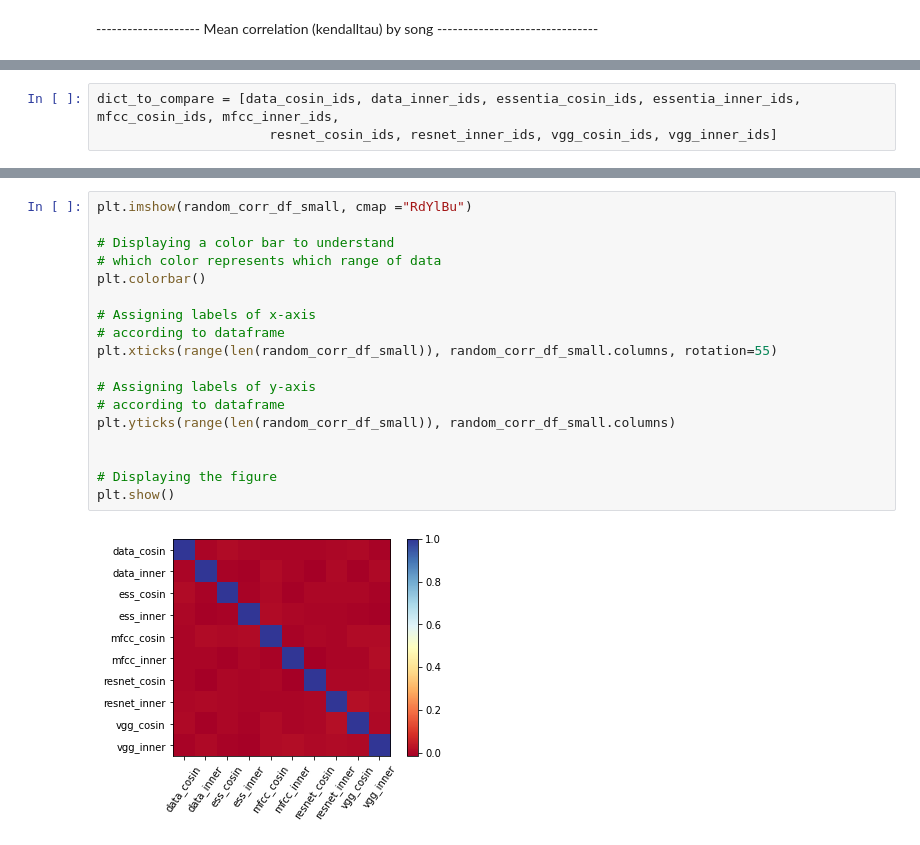
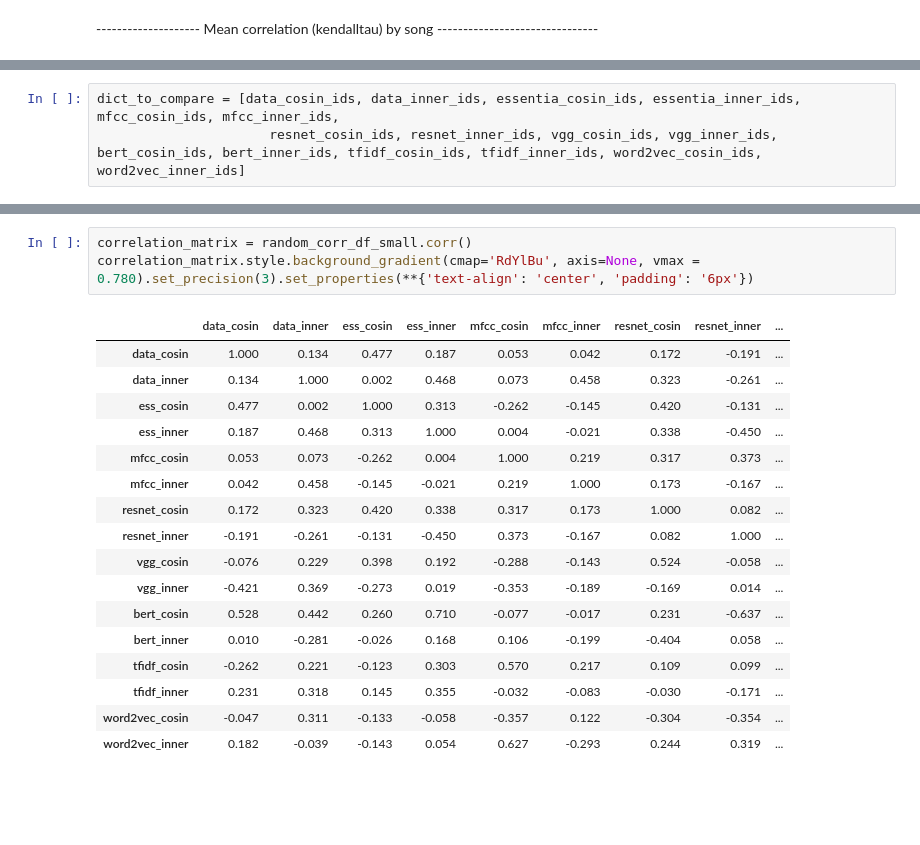
Before and after one commit to 16Bit-Rahil/MMSR_WT22_Group_D, a Jupyter notebook: kendall_tau_correlation.ipynb, the cells around one changed output, grey strips where cells are left out. Saved outputs shown, nothing was run; the diff lists cells and outputs as text; blank space fills up the shorter version.

```diff
--- a/kendall_tau_correlation.ipynb
+++ b/kendall_tau_correlation.ipynb
@@ -175,6 +143,6 @@ since Python 3.9 and will be removed in a subsequent version.
 # %%
 dict_to_compare = [data_cosin_ids, data_inner_ids, essentia_cosin_ids, essentia_inner_ids, mfcc_cosin_ids, mfcc_inner_ids,
-                      resnet_cosin_ids, resnet_inner_ids, vgg_cosin_ids, vgg_inner_ids]
+                      resnet_cosin_ids, resnet_inner_ids, vgg_cosin_ids, vgg_inner_ids, bert_cosin_ids, bert_inner_ids, tfidf_cosin_ids, tfidf_inner_ids, word2vec_cosin_ids, word2vec_inner_ids]
 # %%
 random_corr_df_small = pd.DataFrame()
 l = -1
@@ -211,23 +168,24 @@ random_corr_df_small
-# %%
-plt.imshow(random_corr_df_small, cmap ="RdYlBu")
-
-# Displaying a color bar to understand
-# which color represents which range of data
-plt.colorbar()
-
-# Assigning labels of x-axis
-# according to dataframe
-plt.xticks(range(len(random_corr_df_small)), random_corr_df_small.columns, rotation=55)
-
-# Assigning labels of y-axis
-# according to dataframe
-plt.yticks(range(len(random_corr_df_small)), random_corr_df_small.columns)
-
-
-# Displaying the figure
-plt.show()
-# %% [output]
-[figure, removed]
+# %%
+correlation_matrix = random_corr_df_small.corr()
+correlation_matrix.style.background_gradient(cmap='RdYlBu', axis=None, vmax = 0.780).set_precision(3).set_properties(**{'text-align': 'center', 'padding': '6px'})
+# %% [output]
+|  | data_cosin | data_inner | ess_cosin | ess_inner | mfcc_cosin | mfcc_inner | resnet_cosin | resnet_inner | ... |
+| data_cosin | 1.000 | 0.134 | 0.477 | 0.187 | 0.053 | 0.042 | 0.172 | -0.191 | ... |
+| data_inner | 0.134 | 1.000 | 0.002 | 0.468 | 0.073 | 0.458 | 0.323 | -0.261 | ... |
+| ess_cosin | 0.477 | 0.002 | 1.000 | 0.313 | -0.262 | -0.145 | 0.420 | -0.131 | ... |
+| ess_inner | 0.187 | 0.468 | 0.313 | 1.000 | 0.004 | -0.021 | 0.338 | -0.450 | ... |
+| mfcc_cosin | 0.053 | 0.073 | -0.262 | 0.004 | 1.000 | 0.219 | 0.317 | 0.373 | ... |
+| mfcc_inner | 0.042 | 0.458 | -0.145 | -0.021 | 0.219 | 1.000 | 0.173 | -0.167 | ... |
+| resnet_cosin | 0.172 | 0.323 | 0.420 | 0.338 | 0.317 | 0.173 | 1.000 | 0.082 | ... |
+| resnet_inner | -0.191 | -0.261 | -0.131 | -0.450 | 0.373 | -0.167 | 0.082 | 1.000 | ... |
+| vgg_cosin | -0.076 | 0.229 | 0.398 | 0.192 | -0.288 | -0.143 | 0.524 | -0.058 | ... |
+| vgg_inner | -0.421 | 0.369 | -0.273 | 0.019 | -0.353 | -0.189 | -0.169 | 0.014 | ... |
+| bert_cosin | 0.528 | 0.442 | 0.260 | 0.710 | -0.077 | -0.017 | 0.231 | -0.637 | ... |
+| bert_inner | 0.010 | -0.281 | -0.026 | 0.168 | 0.106 | -0.199 | -0.404 | 0.058 | ... |
+| tfidf_cosin | -0.262 | 0.221 | -0.123 | 0.303 | 0.570 | 0.217 | 0.109 | 0.099 | ... |
+| tfidf_inner | 0.231 | 0.318 | 0.145 | 0.355 | -0.032 | -0.083 | -0.030 | -0.171 | ... |
+| word2vec_cosin | -0.047 | 0.311 | -0.133 | -0.058 | -0.357 | 0.122 | -0.304 | -0.354 | ... |
+| word2vec_inner | 0.182 | -0.039 | -0.143 | 0.054 | 0.627 | -0.293 | 0.244 | 0.319 | ... |
 # %%
 corr_df_by_song = pd.DataFrame()
 l = -1
```
Also changed, not shown: parts of 19 cells of this notebook.
